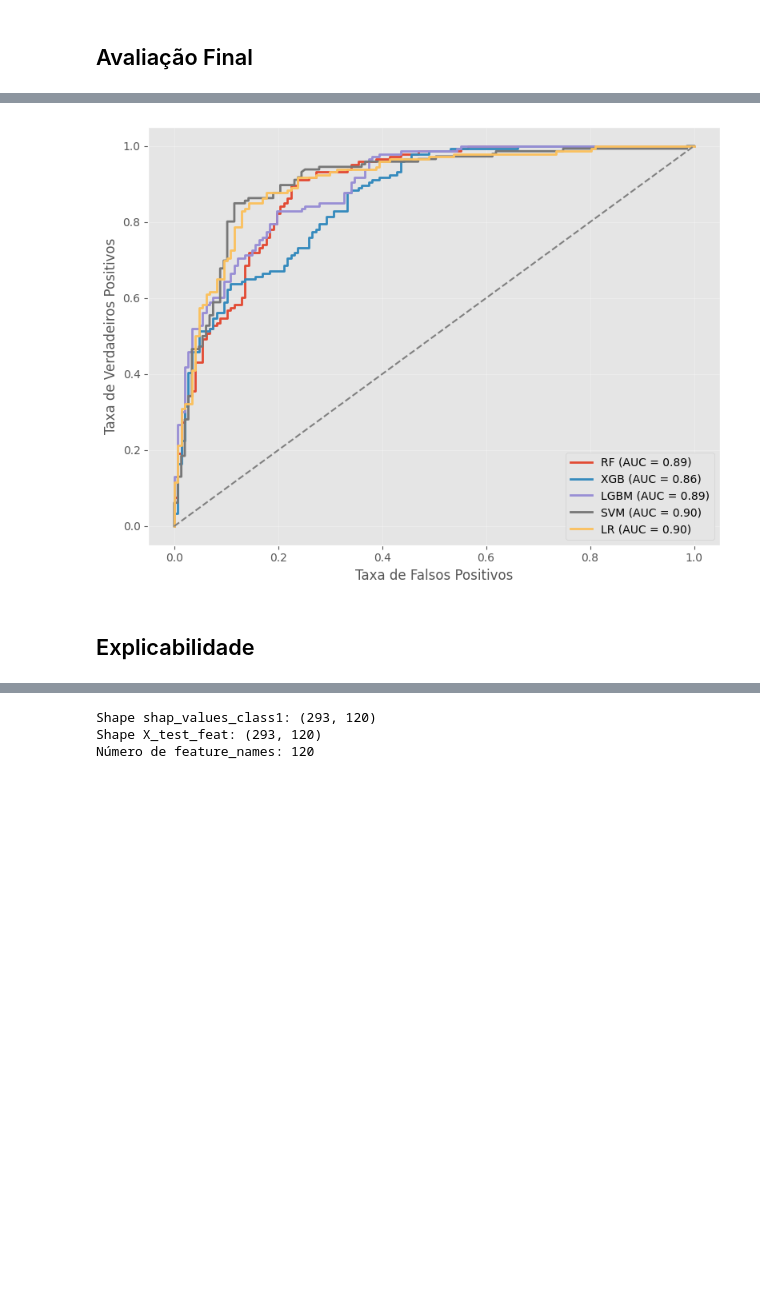
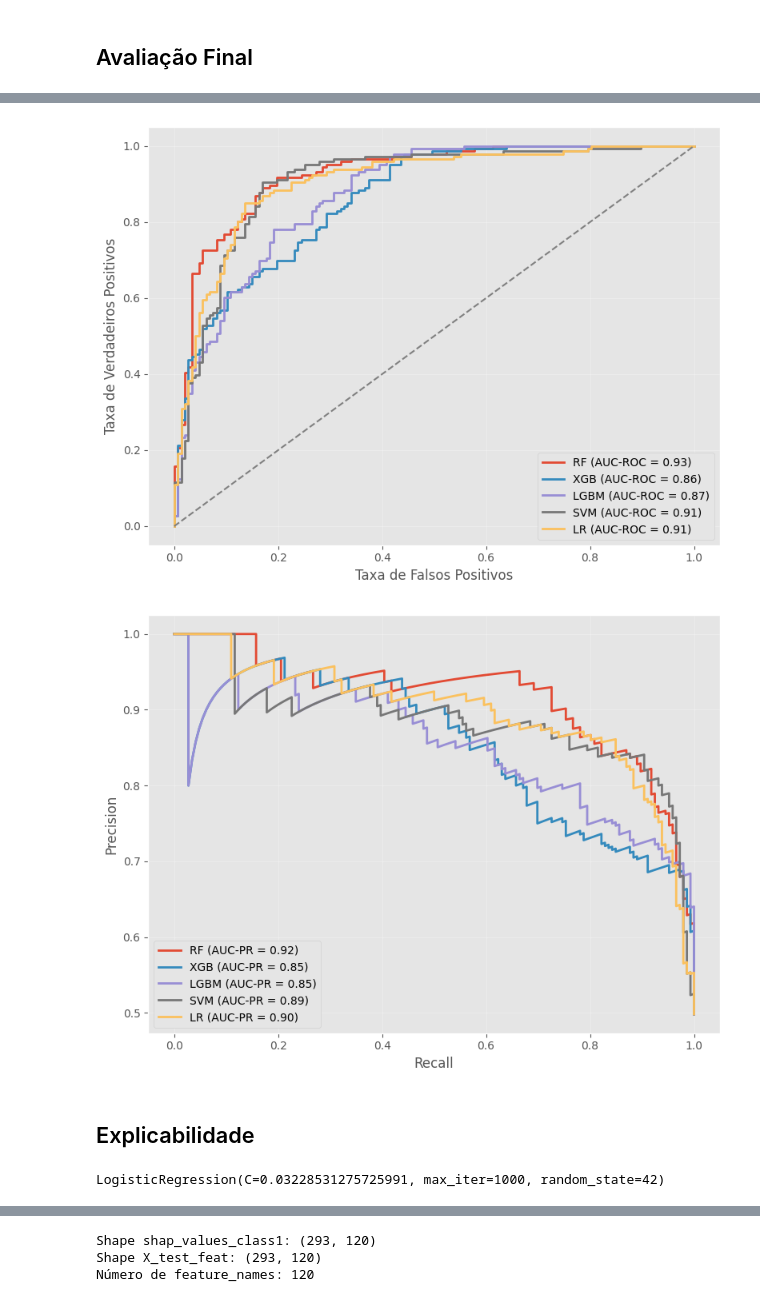
Before and after one commit to roaraujo/ML-FTW-EEG, a Jupyter notebook: 01_1-ML_EEG.ipynb, the cells around one changed output, grey strips where cells are left out. Drawn from its saved outputs; the diff is of its cells as text; code cells hidden in the pictures; blank space fills up the shorter version.

```diff
--- a/01_1-ML_EEG.ipynb
+++ b/01_1-ML_EEG.ipynb
@@ -172,8 +172,8 @@ def extract_wavelet_features(X, wavelet='db4', level=3):
     - features: array (n_amostras, n_features)
     - feature_names: lista de nomes das features
     """
-    dimension_names = ['Canal1_Fp1', 'Canal2_Fp2', 'Canal3_Cz',
-                        'Canal4_Pz', 'Canal5_O1', 'Canal6_O2']
+    dimension_names = ['Canal_1', 'Canal_2', 'Canal_3',
+                        'Canal_4', 'Canal_5', 'Canal_6']
 
     features = []
     feature_names = []
@@ -330,7 +331,7 @@ for model in models:
             'model': model,
             'trial': t.number,
             'value_mean': t.value,
-            'value_std': t.user_attrs.get("std_roc_auc")
+            'value_std': t.user_attrs.get("std_pr_auc")
         })
 
 df_results = pd.DataFrame(results)
@@ -525,7 +526,7 @@ def train_best_model(model_name, params):
     if model_name == 'random_forest':
         model = RandomForestClassifier(**params, random_state=42)
     elif model_name == 'lightgbm':
-        model = LGBMClassifier(**params, random_state=42)
+        model = LGBMClassifier(**params, boosting_type='goss', random_state=42)
     elif model_name == 'xgboost':
         model = XGBClassifier(**params, use_label_encoder=False, eval_metric='logloss', random_state=42)
     elif model_name == 'svm':
@@ -624,7 +625,10 @@ df_results
 # %%
 import pickle
 import matplotlib.pyplot as plt
-from sklearn.metrics import roc_curve, auc, RocCurveDisplay
+from sklearn.metrics import (
+    roc_curve, auc,
+    precision_recall_curve, average_precision_score
+)
 
 # Mapear os nomes dos arquivos dos modelos
 model_files = {
@@ -635,7 +639,8 @@ model_files = {
     'LR': 'models/LR_model.pkl'
 }
 
-plt.figure(figsize=(8, 6))
+# Armazenar predições e métricas por modelo
+model_scores = {}
 
 for model_name, file_name in model_files.items():
     with open(file_name, 'rb') as file:
@@ -644,22 +649,57 @@ for model_name, file_name in model_files.items():
     if hasattr(model, "predict_proba"):
         y_score = model.predict_proba(X_test_feat)[:, 1]
     else:
-        raise ValueError(f'Model {model_name} does not have predict_proba or decision_function.')
+        raise ValueError(f'Model {model_name} does not support predict_proba.')
 
+    # Calcular métricas
     fpr, tpr, _ = roc_curve(y_test, y_score)
     roc_auc = auc(fpr, tpr)
 
-    plt.plot(fpr, tpr, lw=2,
-             label=f'{model_name} (AUC = {roc_auc:.2f})')
+    precision, recall, _ = precision_recall_curve(y_test, y_score)
+    pr_auc = average_precision_score(y_test, y_score)
 
+    # Salvar tudo em um dicionário
+    model_scores[model_name] = {
+        'fpr': fpr,
+        'tpr': tpr,
+        'roc_auc': roc_auc,
+        'precision': precision,
+        'recall': recall,
+        'pr_auc': pr_auc
+    }
+
+# ---------------------
+# Gráfico ROC
+# ---------------------
+plt.figure(figsize=(8, 6))
+
+for model_name, scores in model_scores.items():
+    plt.plot(scores['fpr'], scores['tpr'], lw=2,
+             label=f'{model_name} (AUC-ROC = {scores["roc_auc"]:.2f})')
 
 plt.plot([0, 1], [0, 1], color='gray', lw=1.5, linestyle='--')
-
-
 plt.xlabel('Taxa de Falsos Positivos')
 plt.ylabel('Taxa de Verdadeiros Positivos')
+# plt.title('Curva ROC')
 plt.legend(loc='lower right')
 plt.grid(alpha=0.3)
 plt.tight_layout()
 plt.show()
+
+# ---------------------
+# Gráfico Precision-Recall
+# ---------------------
+plt.figure(figsize=(8, 6))
+
+for model_name, scores in model_scores.items():
+    plt.plot(scores['recall'], scores['precision'], lw=2,
+             label=f'{model_name} (AUC-PR = {scores["pr_auc"]:.2f})')
+
+plt.xlabel('Recall')
+plt.ylabel('Precision')
+# plt.title('Curva Precision-Recall')
+plt.legend(loc='lower left')
+plt.grid(alpha=0.3)
+plt.tight_layout()
+plt.show()
 # %% [output]
@@ -666,3 +707,4 @@ plt.show()
-[figure, old version]
+[figure, new version]
+[figure, added]
 # %% [markdown]
 ## Explicabilidade
@@ -671,0 +726,4 @@ with open('models/RF_model.pkl', 'rb') as file:
+# %%
+lr_model
+# %% [output]
+LogisticRegression(C=0.03228531275725991, max_iter=1000, random_state=42)
```
Also changed, not shown: parts of 15 cells of this notebook, 10 other files.
